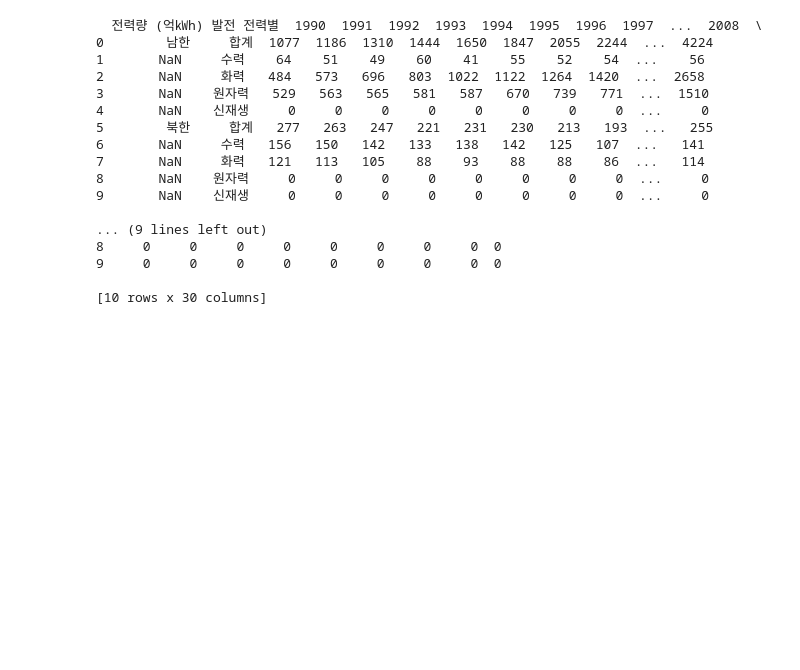
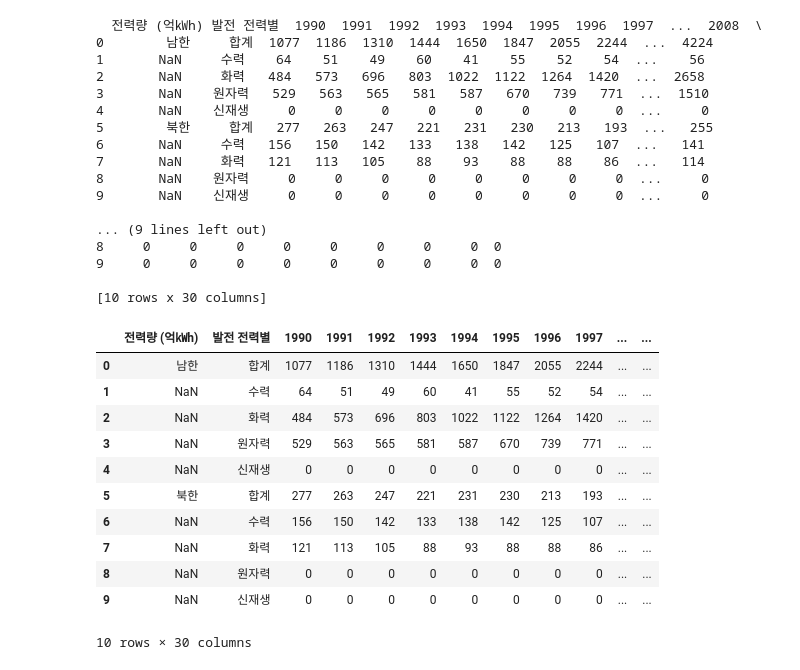
Before and after one commit to KDW8979/KDW, a Jupyter notebook: EX_PANDAS06/DAY02/Work_03_권도운.ipynb, the cells around one changed output. Drawn from its saved outputs; the diff is of its cells as text; code cells hidden in the pictures; blank space fills up the shorter version.

```diff
--- a/EX_PANDAS06/DAY02/Work_03_권도운.ipynb
+++ b/EX_PANDAS06/DAY02/Work_03_권도운.ipynb
@@ -9,7 +9,8 @@ Note: you may need to restart the kernel to use updated packages.
 data_file=r'C:\Users\kdp\Desktop\KDW\EX_PANDAS06\DAY02\남북한발전전력량.xlsx'
 # %%
 df=pd.read_excel(data_file)
-print(df)
+DF=pd.DataFrame(df)
+print(DF)
 # %% [output]
   전력량 (억㎾h) 발전 전력별  1990  1991  1992  1993  1994  1995  1996  1997  ...  2007  \
 0        남한     합계  1077  1186  1310  1444  1650  1847  2055  2244  ...  4031
@@ -30,10 +31,10 @@ print(df)
 [9 rows x 29 columns]
 # %%
 # 신재생에너지 북한에 추가
-df.loc[9]=0
-df.iloc[9][0]='NaN'
-df.iloc[9][1]='신재생'
-print(df)
+DF.loc[9]=0
+DF.iloc[9][0]='NaN'
+DF.iloc[9][1]='신재생'
+print(DF)
 # %% [output]
   전력량 (억㎾h) 발전 전력별  1990  1991  1992  1993  1994  1995  1996  1997  ...  2007  \
 0        남한     합계  1077  1186  1310  1444  1650  1847  2055  2244  ...  4031
@@ -75,8 +76,8 @@ See the caveats in the documentation: https://pandas.pydata.org/pandas-docs/stab
 # %%
 # 없는 값은 0으로 변경
-df.iloc[4][2:-5]=0
-df.iloc[8][2:]=0
-print(df)
+DF.iloc[4][2:-5]=0
+DF.iloc[8][2:]=0
+print(DF)
 # %% [output]
   전력량 (억㎾h) 발전 전력별  1990  1991  1992  1993  1994  1995  1996  1997  ...  2007  \
 0        남한     합계  1077  1186  1310  1444  1650  1847  2055  2244  ...  4031
@@ -118,7 +119,7 @@ See the caveats in the documentation: https://pandas.pydata.org/pandas-docs/stab
 # %%
 # 2016 컬럼 옆에 '합계' 컬럼 추가
-df['합계']=0
-print(df)
+DF['합계']=0
+print(DF)
 # %% [output]
   전력량 (억㎾h) 발전 전력별  1990  1991  1992  1993  1994  1995  1996  1997  ...  2008  \
 0        남한     합계  1077  1186  1310  1444  1650  1847  2055  2244  ...  4224
@@ -140,8 +141,18 @@ print(df)
 # %%
 # 값 : 행별 합계 저장
 # 각 행별 합계 구하는 함수 생성
-def df_sum():
-    df.iloc[]
-
-for i in df.index:
-    df_sum=
+DF.loc[:,'합계']=DF.loc[:,'1990':'2016'].sum(axis=1)
+DF
+# %% [output]
+|  | 전력량 (억㎾h) | 발전 전력별 | 1990 | 1991 | 1992 | 1993 | 1994 | 1995 | 1996 | 1997 | ... | ... |
+| 0 | 남한 | 합계 | 1077 | 1186 | 1310 | 1444 | 1650 | 1847 | 2055 | 2244 | ... | ... |
+| 1 | NaN | 수력 | 64 | 51 | 49 | 60 | 41 | 55 | 52 | 54 | ... | ... |
+| 2 | NaN | 화력 | 484 | 573 | 696 | 803 | 1022 | 1122 | 1264 | 1420 | ... | ... |
+| 3 | NaN | 원자력 | 529 | 563 | 565 | 581 | 587 | 670 | 739 | 771 | ... | ... |
+| 4 | NaN | 신재생 | 0 | 0 | 0 | 0 | 0 | 0 | 0 | 0 | ... | ... |
+| 5 | 북한 | 합계 | 277 | 263 | 247 | 221 | 231 | 230 | 213 | 193 | ... | ... |
+| 6 | NaN | 수력 | 156 | 150 | 142 | 133 | 138 | 142 | 125 | 107 | ... | ... |
+| 7 | NaN | 화력 | 121 | 113 | 105 | 88 | 93 | 88 | 88 | 86 | ... | ... |
+| 8 | NaN | 원자력 | 0 | 0 | 0 | 0 | 0 | 0 | 0 | 0 | ... | ... |
+| 9 | NaN | 신재생 | 0 | 0 | 0 | 0 | 0 | 0 | 0 | 0 | ... | ... |
+10 rows × 30 columns
```
Also changed, not shown: parts of 2 cells of this notebook, 14 other files.
